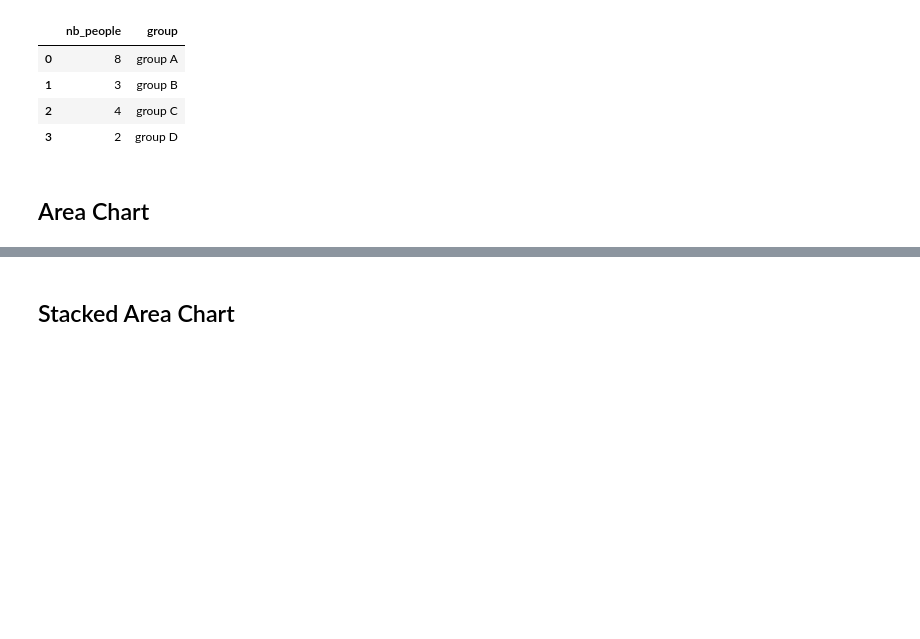
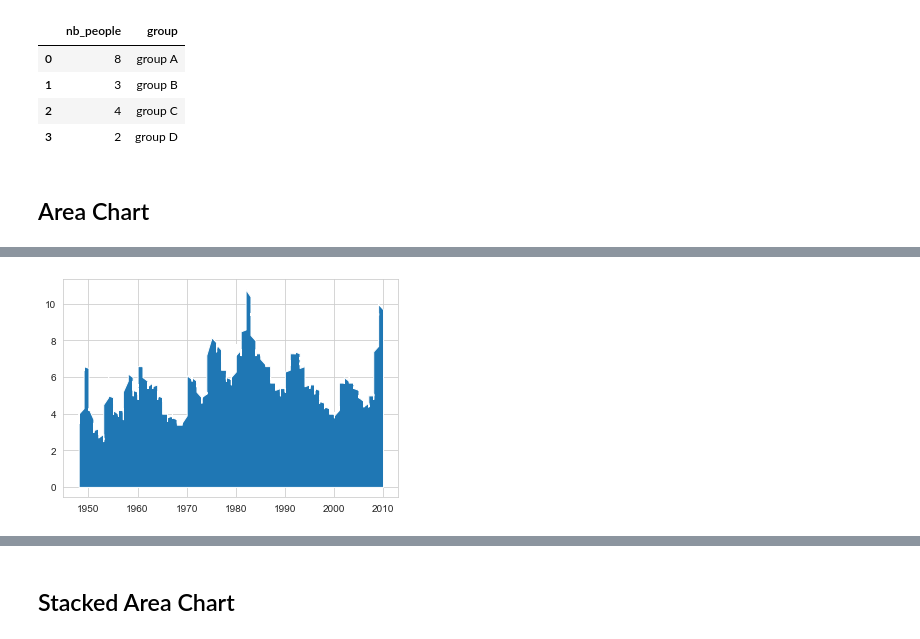
Before and after one commit to ScottBreitbach/DSC640, a Jupyter notebook: Weeks5-6/Exercise_3-2_test.ipynb, the cells around one changed output, grey strips where cells are left out. Drawn from its saved outputs; the diff is of its cells as text; code cells hidden in the pictures; blank space fills up the shorter version.

```diff
--- a/Weeks5-6/Exercise_3-2_test.ipynb
+++ b/Weeks5-6/Exercise_3-2_test.ipynb
@@ -271,0 +283,10 @@ expenDF.groupby('category').sum().reset_index()
+# %%
+# Select data
+x = unempDF.Year
+y = unempDF.Value
+# %%
+# Create Area Chart
+plt.fill_between(x, y)
+plt.show()
+# %% [output]
+[figure, added]
```
Also changed, not shown: parts of 28 cells of this notebook, 1 other file.
